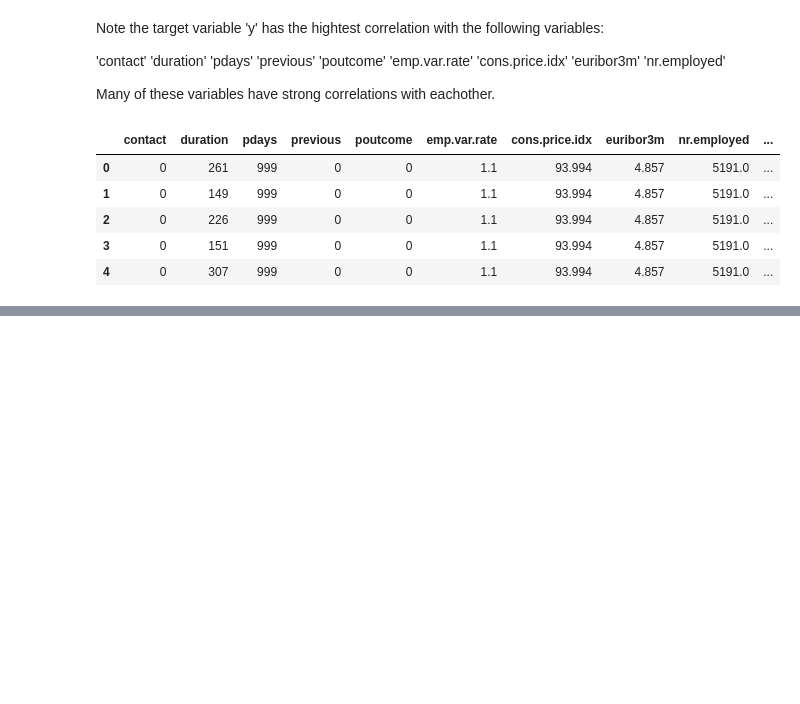
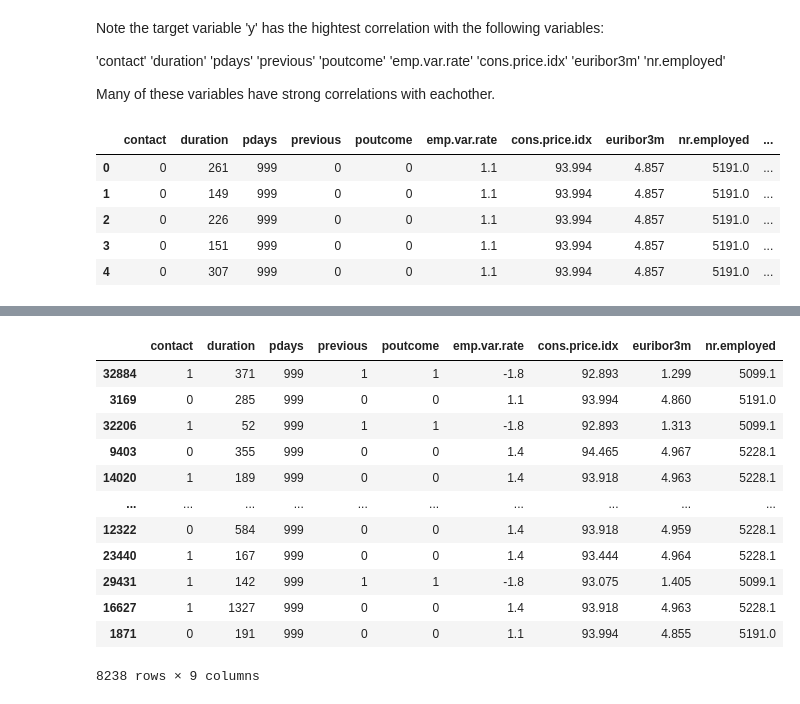
Before and after one commit to Dansah2/Dansah2_LogisticRegression_4GeeksProject, a Jupyter notebook: src/explore.ipynb, the cells around one changed output, grey strips where cells are left out. Drawn from its saved outputs; the diff is of its cells as text; code cells hidden in the pictures; blank space fills up the shorter version.

```diff
--- a/src/explore.ipynb
+++ b/src/explore.ipynb
@@ -244,0 +296,16 @@ model_data.head()
+# %%
+X_test
+# %% [output]
+|  | contact | duration | pdays | previous | poutcome | emp.var.rate | cons.price.idx | euribor3m | nr.employed |
+| 32884 | 1 | 371 | 999 | 1 | 1 | -1.8 | 92.893 | 1.299 | 5099.1 |
+| 3169 | 0 | 285 | 999 | 0 | 0 | 1.1 | 93.994 | 4.860 | 5191.0 |
+| 32206 | 1 | 52 | 999 | 1 | 1 | -1.8 | 92.893 | 1.313 | 5099.1 |
+| 9403 | 0 | 355 | 999 | 0 | 0 | 1.4 | 94.465 | 4.967 | 5228.1 |
+| 14020 | 1 | 189 | 999 | 0 | 0 | 1.4 | 93.918 | 4.963 | 5228.1 |
+| ... | ... | ... | ... | ... | ... | ... | ... | ... | ... |
+| 12322 | 0 | 584 | 999 | 0 | 0 | 1.4 | 93.918 | 4.959 | 5228.1 |
+| 23440 | 1 | 167 | 999 | 0 | 0 | 1.4 | 93.444 | 4.964 | 5228.1 |
+| 29431 | 1 | 142 | 999 | 1 | 1 | -1.8 | 93.075 | 1.405 | 5099.1 |
+| 16627 | 1 | 1327 | 999 | 0 | 0 | 1.4 | 93.918 | 4.963 | 5228.1 |
+| 1871 | 0 | 191 | 999 | 0 | 0 | 1.1 | 93.994 | 4.855 | 5191.0 |
+8238 rows × 9 columns
```
Also changed, not shown: parts of 21 cells of this notebook, 1 other file.
